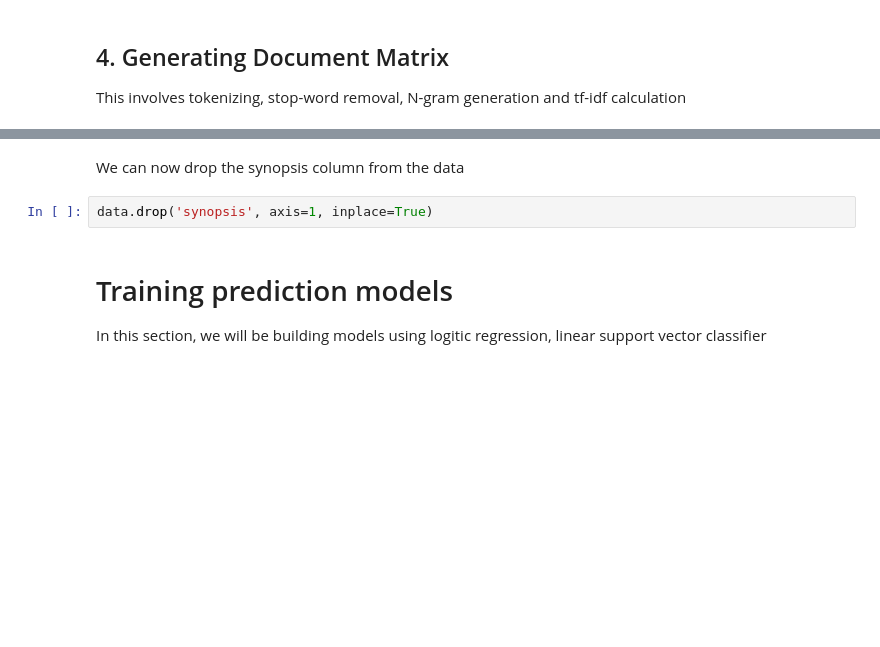
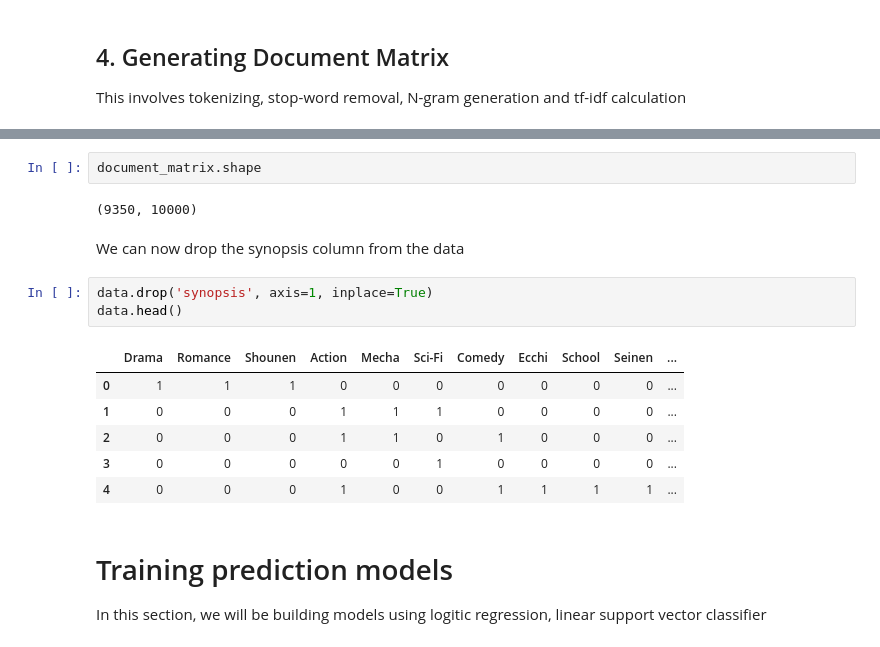
Before and after one commit to AkhilD1/Anime-Genre-Prediction, a Jupyter notebook: anime_genre_prediction.ipynb, the cells around one changed output, grey strips where cells are left out. Cells and saved outputs as stored; diff of their text form; blank space fills up the shorter version.

```diff
--- a/anime_genre_prediction.ipynb
+++ b/anime_genre_prediction.ipynb
@@ -254,7 +278,19 @@ document_matrix = vectorizer.fit_transform(data.synopsis)
+# %%
+document_matrix.shape
+# %% [output]
+(9350, 10000)
 # %% [markdown]
 We can now drop the synopsis column from the data
 # %%
 data.drop('synopsis', axis=1, inplace=True)
+data.head()
+# %% [output]
+|  | Drama | Romance | Shounen | Action | Mecha | Sci-Fi | Comedy | Ecchi | School | Seinen | ... |
+| 0 | 1 | 1 | 1 | 0 | 0 | 0 | 0 | 0 | 0 | 0 | ... |
+| 1 | 0 | 0 | 0 | 1 | 1 | 1 | 0 | 0 | 0 | 0 | ... |
+| 2 | 0 | 0 | 0 | 1 | 1 | 0 | 1 | 0 | 0 | 0 | ... |
+| 3 | 0 | 0 | 0 | 0 | 0 | 1 | 0 | 0 | 0 | 0 | ... |
+| 4 | 0 | 0 | 0 | 1 | 0 | 0 | 1 | 1 | 1 | 1 | ... |
 # %% [markdown]
 # Training prediction models
 
```
Also changed, not shown: parts of 15 cells of this notebook.
